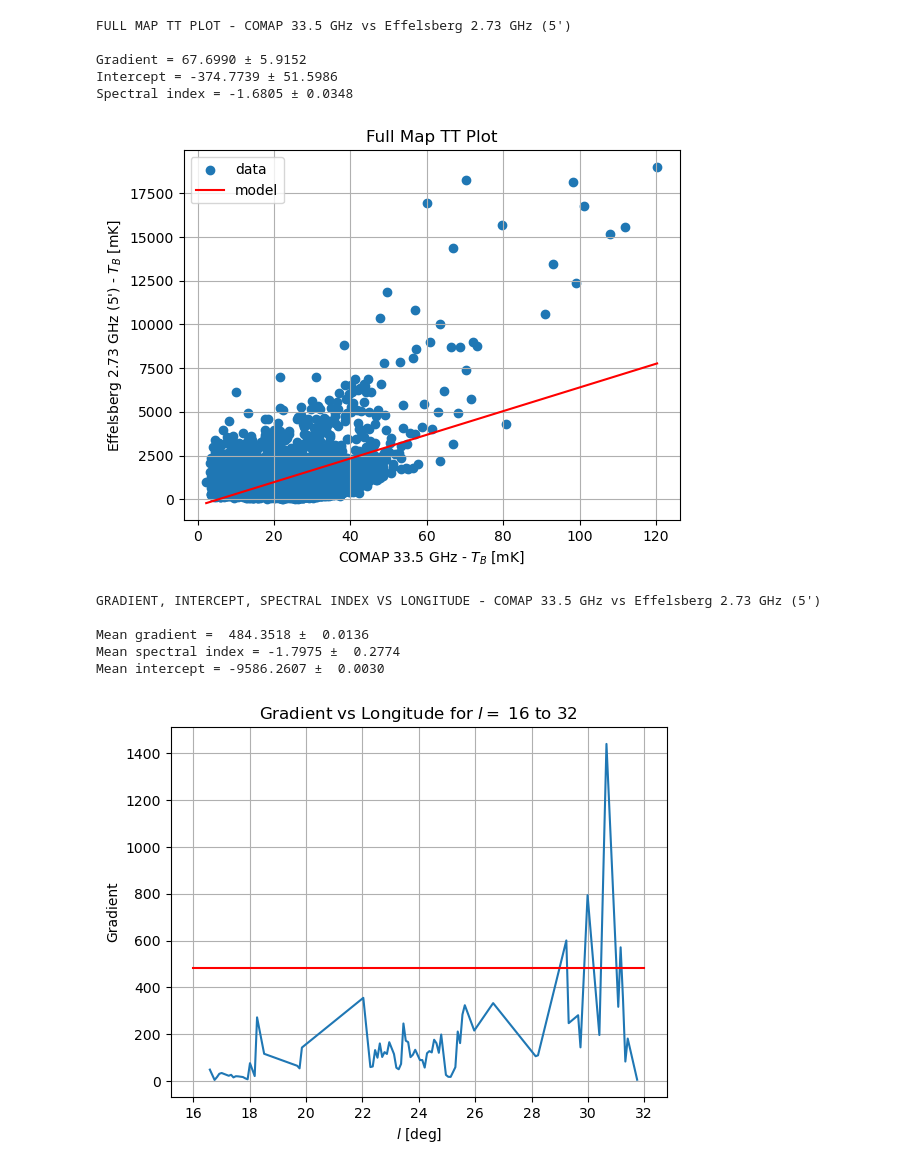
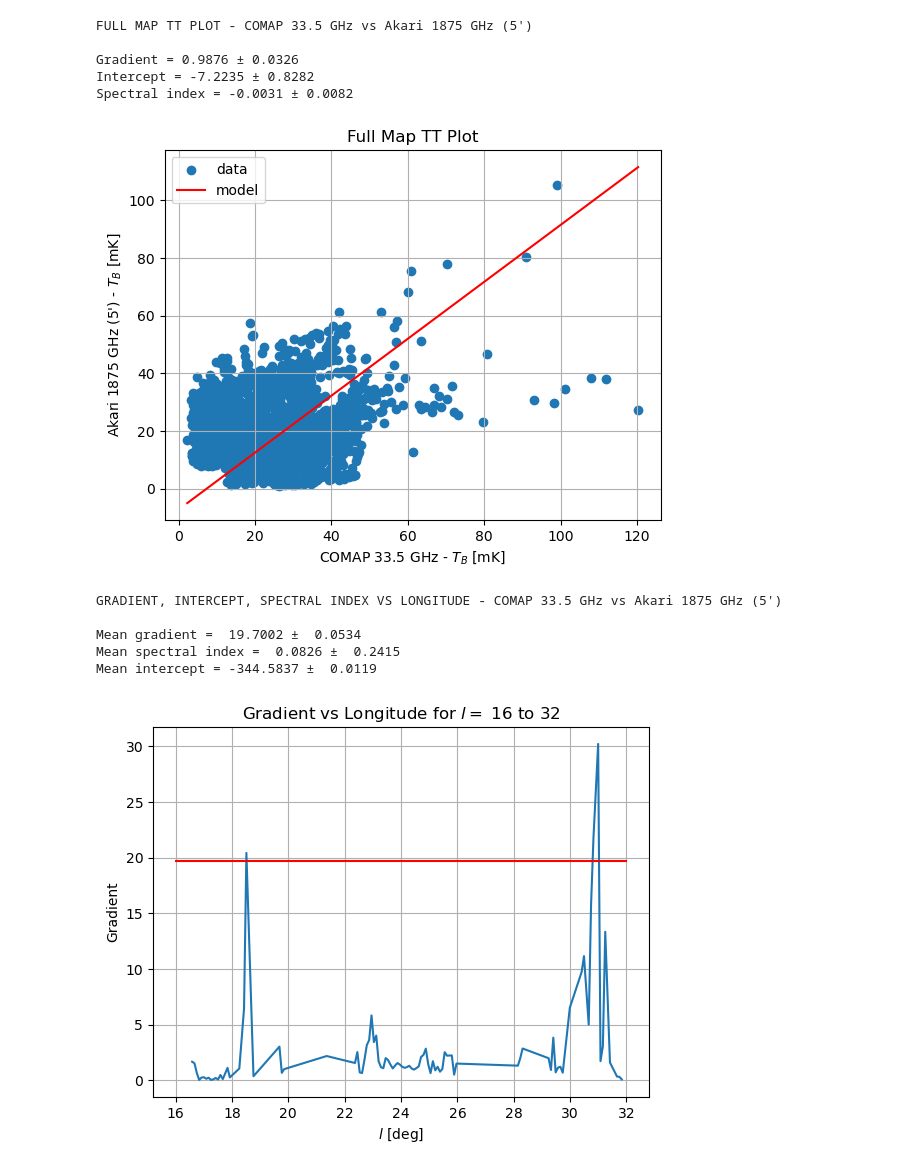
Before and after one commit to gahoerning/comap_mphys_2526, a Jupyter notebook: aw_notebooks/maps_processing_v3.ipynb, the cells around one changed output. Cells and saved outputs as stored; diff of their text form; code cells hidden in the pictures.

Commit message:
Been playing about with stuff in AW notebooks to get updated masks/plots etc, no major changes besides adding my directories

```diff
--- a/aw_notebooks/maps_processing_v3.ipynb
+++ b/aw_notebooks/maps_processing_v3.ipynb
@@ -371,15 +375,23 @@ def linreg_model_odr(params, x):
 # %%
 def tt_scatter_odr(datax, datay, datax_unc, datay_unc, x_freq, y_freq):
     # Initial intercept guess
-    c_initial = min(datay)
+    try:
+        c_initial = min(datay)
+    except Exception as E:
+        c_initial = 0.0
+        print(f"Warning: {E}\nForced initial intercept value to 0.0")
 
     # # estimate gradient given expected spectral index of -2.1 (requires frequencies)
     # m_initial, _ = beta_to_gradient(-2.1, 0, x_freq, y_freq)
 
     # OR: estimate gradient by diff_y/diff_x
-    m_initial1 = (max(datay) - min(datay)) / (datax[np.argmax(datay)] - datax[np.argmin(datay)])
-    m_initial2 = (datay[np.argmax(datax)] - datay[np.argmin(datax)]) / (max(datax) - min(datax))
-    m_initial = (m_initial1 + m_initial2)/2
+    try:
+        m_initial1 = (max(datay) - min(datay)) / (datax[np.argmax(datay)] - datax[np.argmin(datay)])
+        m_initial2 = (datay[np.argmax(datax)] - datay[np.argmin(datax)]) / (max(datax) - min(datax))
+        m_initial = (m_initial1 + m_initial2)/2
+    except Exception as E:
+        m_initial, _ = beta_to_gradient(-2.1, 0, x_freq, y_freq)
+        print(f"Warning: {E}\n Forced initial gradient value to be {m_initial}")
 
     # ODR
     linreg = Model(linreg_model_odr)
@@ -520,9 +532,15 @@ def TT_results_vs_longitude(x_axis_map, y_axis_map, x_axis_errs, y_axis_errs, x_
     # Plots
     if show_plots:
         # Spectral index vs longitude
-        plot_vs_longitude(full_l_vals, m_vals, m_mean, y_label='Gradient', title=f'Gradient vs Longitude for $l =$ {L_BOUNDS[0]} to {L_BOUNDS[1]}', save_plots=False)
-        plot_vs_longitude(full_l_vals, c_vals, c_mean, y_label='Intercept', title=f'Intercept vs Longitude for $l =$ {L_BOUNDS[0]} to {L_BOUNDS[1]}', save_plots=False)
-        plot_vs_longitude(full_l_vals, beta_vals, beta_mean, y_label='Spectral Index', title=f'Spectral Index vs Longitude for $l =$ {L_BOUNDS[0]} to {L_BOUNDS[1]}', save_plots=False)
+        Title = f'Gradient vs Longitude for $l =$ {L_BOUNDS[0]} to {L_BOUNDS[1]}'
+        FName = '_'.join(Title.split(' '))
+        plot_vs_longitude(full_l_vals, m_vals, m_mean, y_label='Gradient', title=Title, plot_fname=f'{FName}.png', save_plots=SAVE_FIGS)
+        Title = f'Intercept vs Longitude for $l =$ {L_BOUNDS[0]} to {L_BOUNDS[1]}'
+        FName = '_'.join(Title.split(' '))
+        plot_vs_longitude(full_l_vals, c_vals, c_mean, y_label='Intercept', title=Title, plot_fname=f'{FName}.png', save_plots=SAVE_FIGS)
+        Title = f'Spectral Index vs Longitude for $l =$ {L_BOUNDS[0]} to {L_BOUNDS[1]}'
+        FName = '_'.join(Title.split(' '))
+        plot_vs_longitude(full_l_vals, beta_vals, beta_mean, y_label='Spectral Index', title=Title, plot_fname=f'{FName}.png', save_plots=SAVE_FIGS)
 # %%
 def TT_plot_lattice(map1, map2, map1_errs, map2_errs, map1_wcs, map2_wcs, map1_header, map2_header, map1_freq, map2_freq, degrees_per_region, title='Title', save_plots=SAVE_FIGS, save_name='plot.png'):
 
@@ -694,37 +712,37 @@ def main(map1_title, map2_title, show_plots=False):
 # %%
 # --- MAIN CODE ---
 
 # SPECIFIC PAIR OF MAPS
 
 map1_title = "COMAP 33.5 GHz"
-map2_title = "Effelsberg 2.73 GHz (5')"
+map2_title = "Akari 1875 GHz (5')"
 
 main(map1_title, map2_title, show_plots=True)
 
 # # OR: LOOP OVER ALL UNIQUE PAIRS OF MAPS (use with caution!)
 
 # map_titles = ( # add more as needed
 #     list(COMAP_MAPS.keys()) +
 #     list(EFFELSBERG_MAPS.keys()) +
 #     list(GDIGS_MAPS.keys()) +
 #     list(NOBEYAMA_MAPS.keys()) +
 #     list(SINO_GERMAN_MAPS.keys())
 # )
 
 # for i, map1_title in enumerate(map_titles):
 #     for j, map2_title in enumerate(map_titles):
 #         if i < j:
 #             main(map1_title, map2_title, show_plots=False)
 # %% [output]
-FULL MAP TT PLOT - COMAP 33.5 GHz vs Effelsberg 2.73 GHz (5')
+FULL MAP TT PLOT - COMAP 33.5 GHz vs Akari 1875 GHz (5')
 
-Gradient = 67.6990 ± 5.9152
-Intercept = -374.7739 ± 51.5986
-Spectral index = -1.6805 ± 0.0348
+Gradient = 0.9876 ± 0.0326
+Intercept = -7.2235 ± 0.8282
+Spectral index = -0.0031 ± 0.0082
-[figure, old version]
+[figure, new version]
-GRADIENT, INTERCEPT, SPECTRAL INDEX VS LONGITUDE - COMAP 33.5 GHz vs Effelsberg 2.73 GHz (5')
+GRADIENT, INTERCEPT, SPECTRAL INDEX VS LONGITUDE - COMAP 33.5 GHz vs Akari 1875 GHz (5')
 
-Mean gradient =  484.3518 ±  0.0136
-Mean spectral index = -1.7975 ±  0.2774
-Mean intercept = -9586.2607 ±  0.0030
+Mean gradient =  19.7002 ±  0.0534
+Mean spectral index =  0.0826 ±  0.2415
+Mean intercept = -344.5837 ±  0.0119
-[figure, old version]
+[figure, new version]
```
Also changed, not shown: parts of 2 cells of this notebook, 1 other file.
